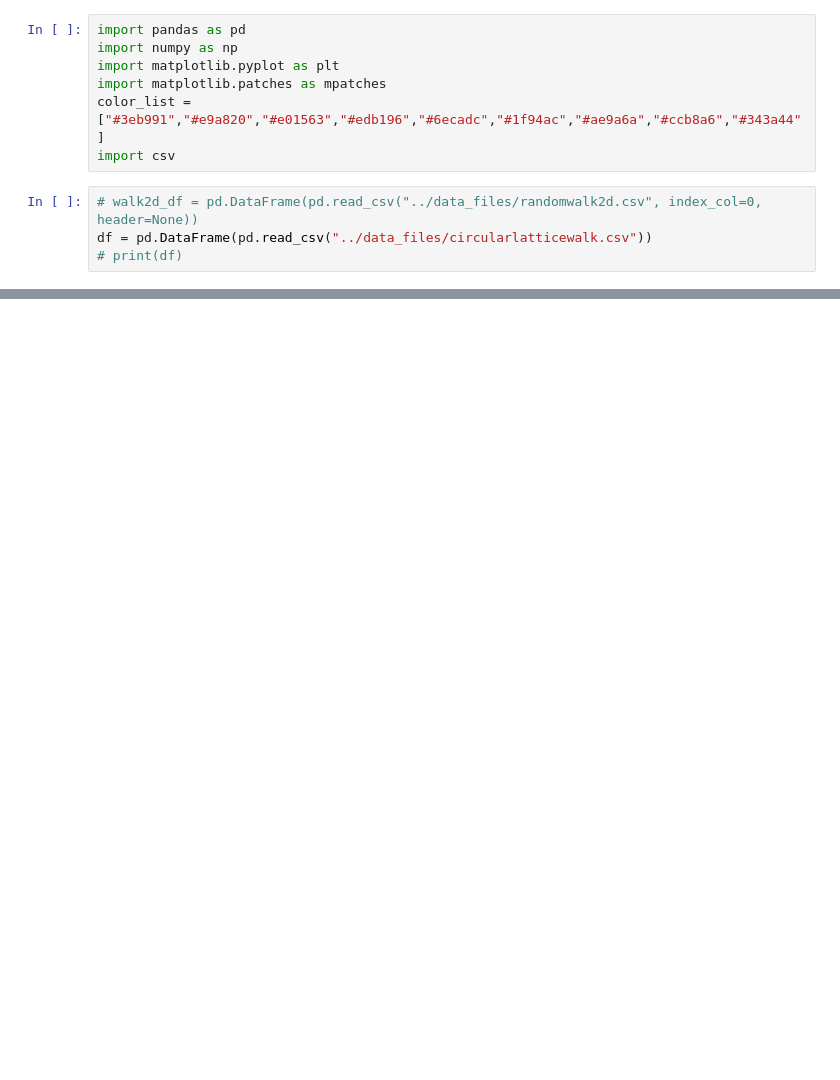
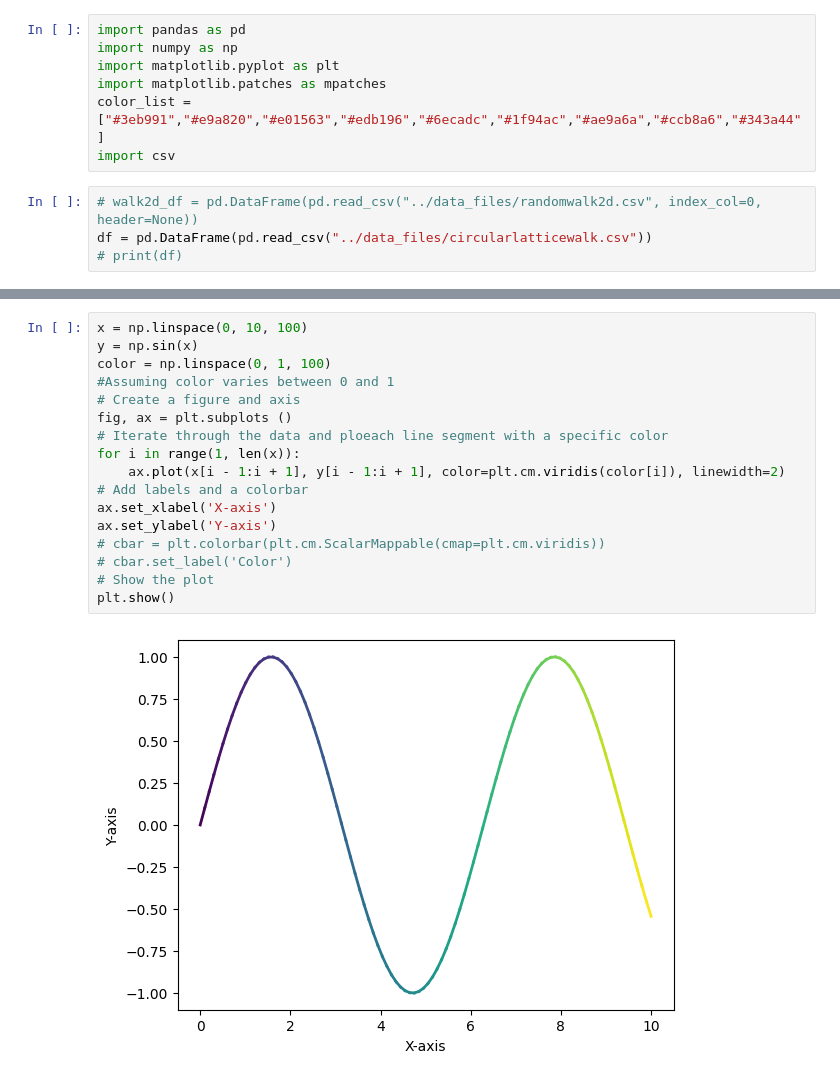
Before and after one commit to jpowell24/stokes, a Jupyter notebook: selectproblems/circularlatticewalk.ipynb, the cells around one changed output, grey strips where cells are left out. Drawn from its saved outputs; the diff is of its cells as text; blank space fills up the shorter version.

```diff
--- a/selectproblems/circularlatticewalk.ipynb
+++ b/selectproblems/circularlatticewalk.ipynb
@@ -53,0 +56,19 @@ plt.show()
+# %%
+x = np.linspace(0, 10, 100)
+y = np.sin(x)
+color = np.linspace(0, 1, 100)
+#Assuming color varies between 0 and 1
+# Create a figure and axis
+fig, ax = plt.subplots ()
+# Iterate through the data and ploeach line segment with a specific color
+for i in range(1, len(x)):
+    ax.plot(x[i - 1:i + 1], y[i - 1:i + 1], color=plt.cm.viridis(color[i]), linewidth=2)
+# Add labels and a colorbar
+ax.set_xlabel('X-axis')
+ax.set_ylabel('Y-axis')
+# cbar = plt.colorbar(plt.cm.ScalarMappable(cmap=plt.cm.viridis))
+# cbar.set_label('Color')
+# Show the plot
+plt.show()
+# %% [output]
+[figure, added]
```
Also changed, not shown: parts of 2 cells of this notebook, 6 other files.
